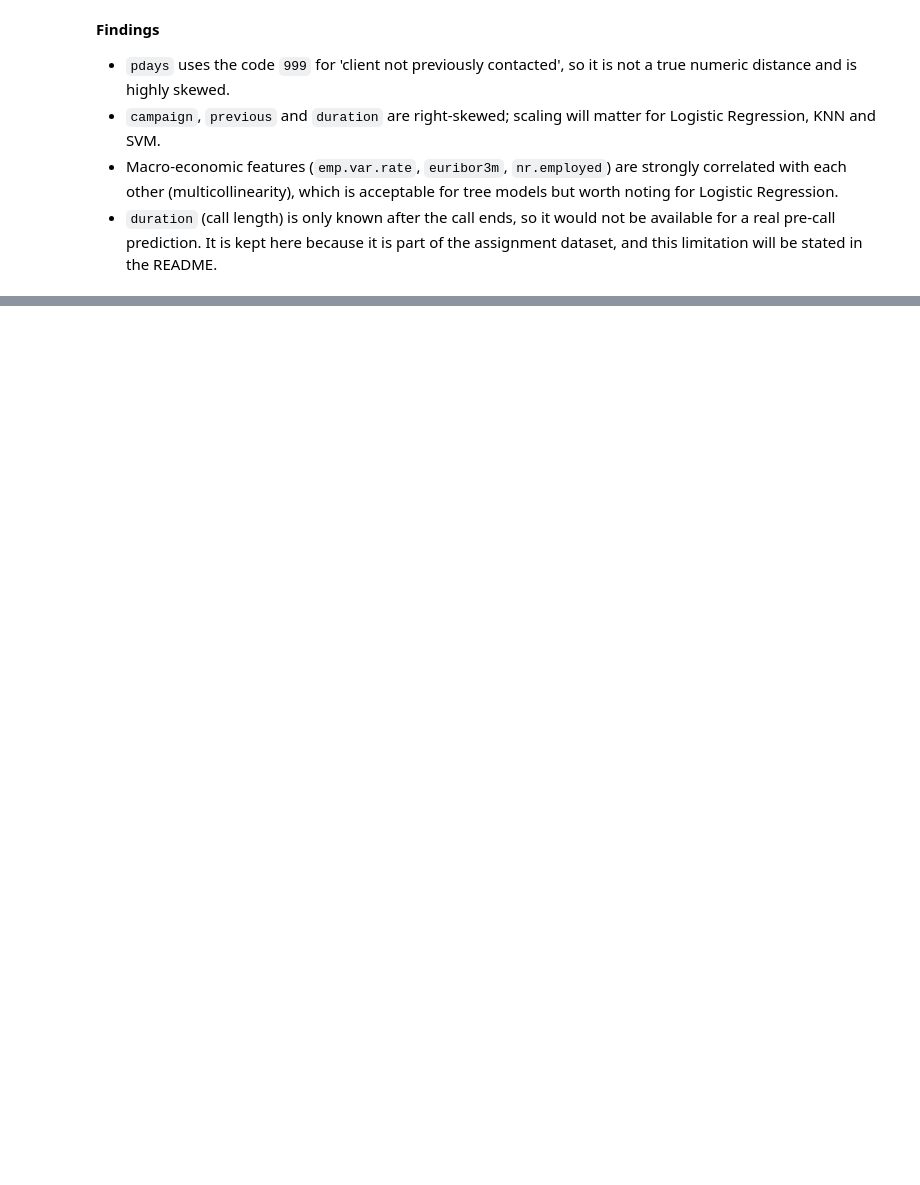
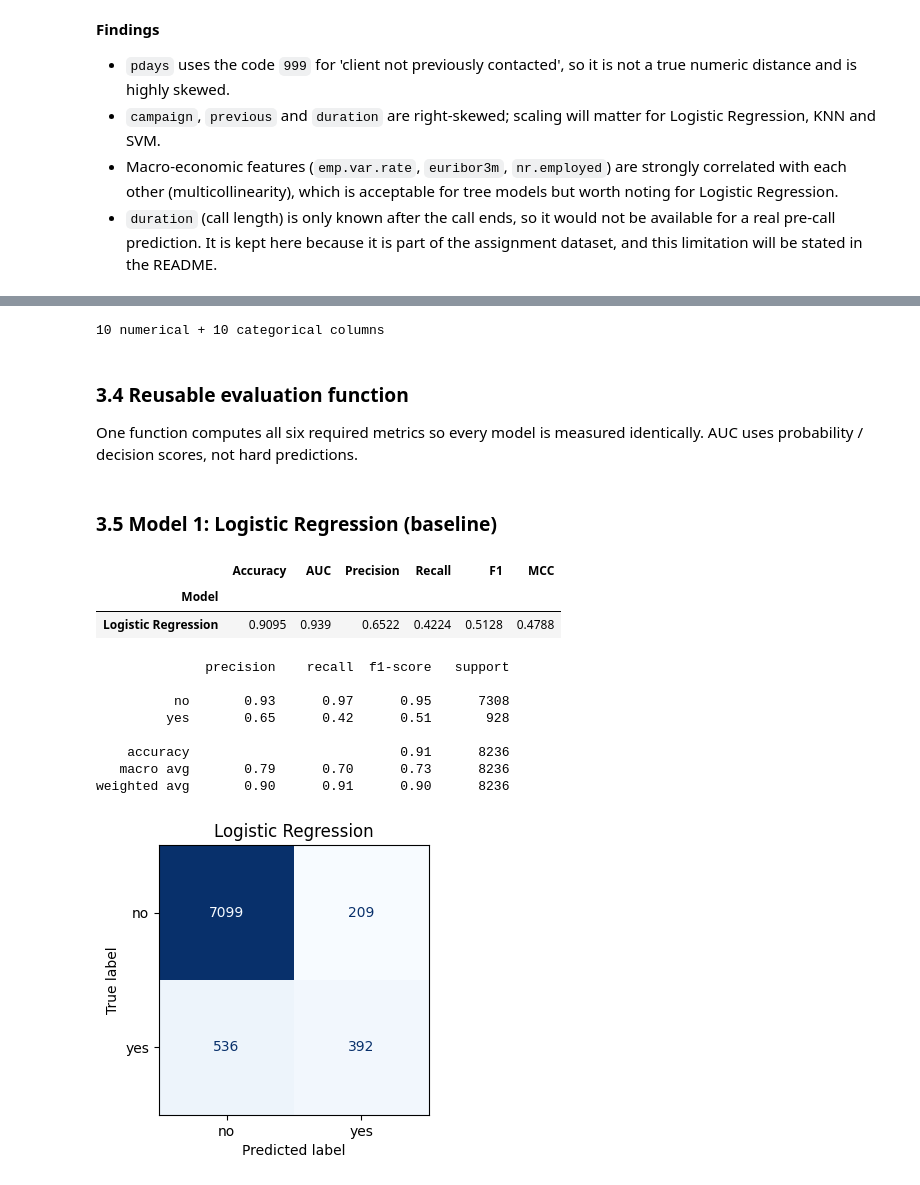
Before and after one commit to athisayarajp/ml-classification-streamlit, a Jupyter notebook: ML_Assignment2.ipynb, the cells around one changed output, grey strips where cells are left out. Saved outputs shown, nothing was run; the diff lists cells and outputs as text; code cells hidden in the pictures; blank space fills up the shorter version.

Commit message:
Add preprocessing pipeline and Logistic Regression

```diff
--- a/ML_Assignment2.ipynb
+++ b/ML_Assignment2.ipynb
@@ -112,0 +197,8 @@ plt.show()
+# %%
+rows_before = len(data)
+data_clean = data.drop_duplicates().reset_index(drop=True)
+print(f'Rows before: {rows_before}, after removing duplicates: {len(data_clean)} (removed {rows_before - len(data_clean)})')
+
+X = data_clean.drop(columns='y')
+y = data_clean['y'].map({'no': 0, 'yes': 1})   # positive class = 1 = subscribed
+print('Features:', X.shape, '| Target counts:', y.value_counts().to_dict())
@@ -112,0 +211,8 @@ plt.show()
+# %%
+from sklearn.model_selection import train_test_split
+
+X_train, X_test, y_train, y_test = train_test_split(
+    X, y, test_size=0.20, random_state=42, stratify=y
+)
+print('Train:', X_train.shape, '| Test:', X_test.shape)
+print('Positive rate  train: %.4f  test: %.4f' % (y_train.mean(), y_test.mean()))
@@ -112,0 +228,17 @@ plt.show()
+# %%
+from sklearn.compose import ColumnTransformer
+from sklearn.preprocessing import StandardScaler, OneHotEncoder
+
+num_cols = X.select_dtypes(include='number').columns.tolist()
+cat_cols = X.select_dtypes(exclude='number').columns.tolist()
+
+preprocessor = ColumnTransformer([
+    ('num', StandardScaler(), num_cols),
+    ('cat', OneHotEncoder(handle_unknown='ignore'), cat_cols),
+])
+print(len(num_cols), 'numerical +', len(cat_cols), 'categorical columns')
+# %% [output]
+10 numerical + 10 categorical columns
+# %% [markdown]
+### 3.4 Reusable evaluation function
+One function computes all six required metrics so every model is measured identically. AUC uses probability / decision scores, not hard predictions.
@@ -112,0 +274,33 @@ plt.show()
+# %% [markdown]
+### 3.5 Model 1: Logistic Regression (baseline)
+# %%
+from sklearn.pipeline import Pipeline
+from sklearn.linear_model import LogisticRegression
+
+logistic_pipeline = Pipeline([
+    ('preprocessor', preprocessor),
+    ('classifier', LogisticRegression(max_iter=1000, random_state=42)),
+])
+logistic_pipeline.fit(X_train, y_train)
+
+row, pred_lr = evaluate_model('Logistic Regression', logistic_pipeline, X_test, y_test)
+results.append(row)
+pd.DataFrame([row]).set_index('Model').round(4)
+# %% [output]
+|  | Accuracy | AUC | Precision | Recall | F1 | MCC |
+| Model |  |  |  |  |  |  |
+| Logistic Regression | 0.9095 | 0.939 | 0.6522 | 0.4224 | 0.5128 | 0.4788 |
+# %%
+from sklearn.metrics import classification_report
+print(classification_report(y_test, pred_lr, target_names=['no', 'yes']))
+show_confusion(y_test, pred_lr, 'Logistic Regression')
+# %% [output]
+              precision    recall  f1-score   support
+
+          no       0.93      0.97      0.95      7308
+         yes       0.65      0.42      0.51       928
+
+    accuracy                           0.91      8236
+   macro avg       0.79      0.70      0.73      8236
+weighted avg       0.90      0.91      0.90      8236
+[figure, added]
```
Also changed, not shown: parts of 21 cells of this notebook.
